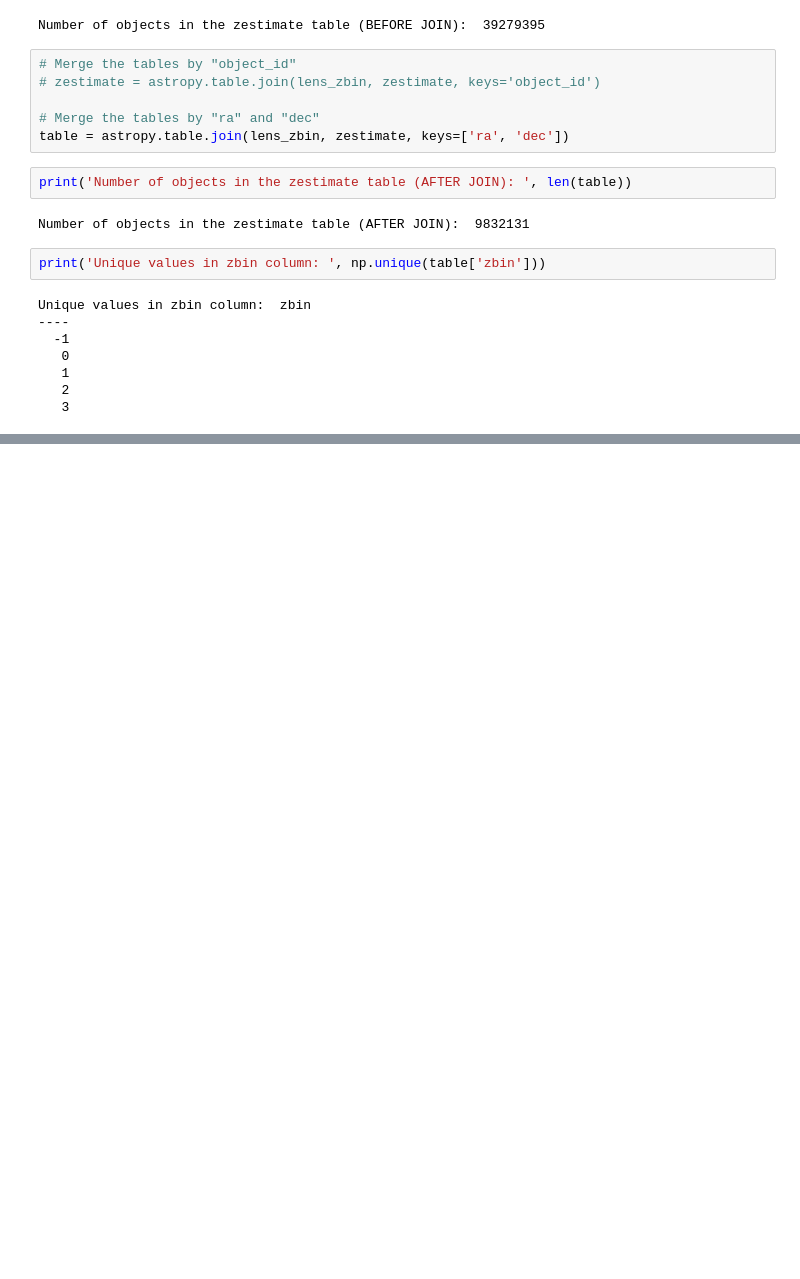
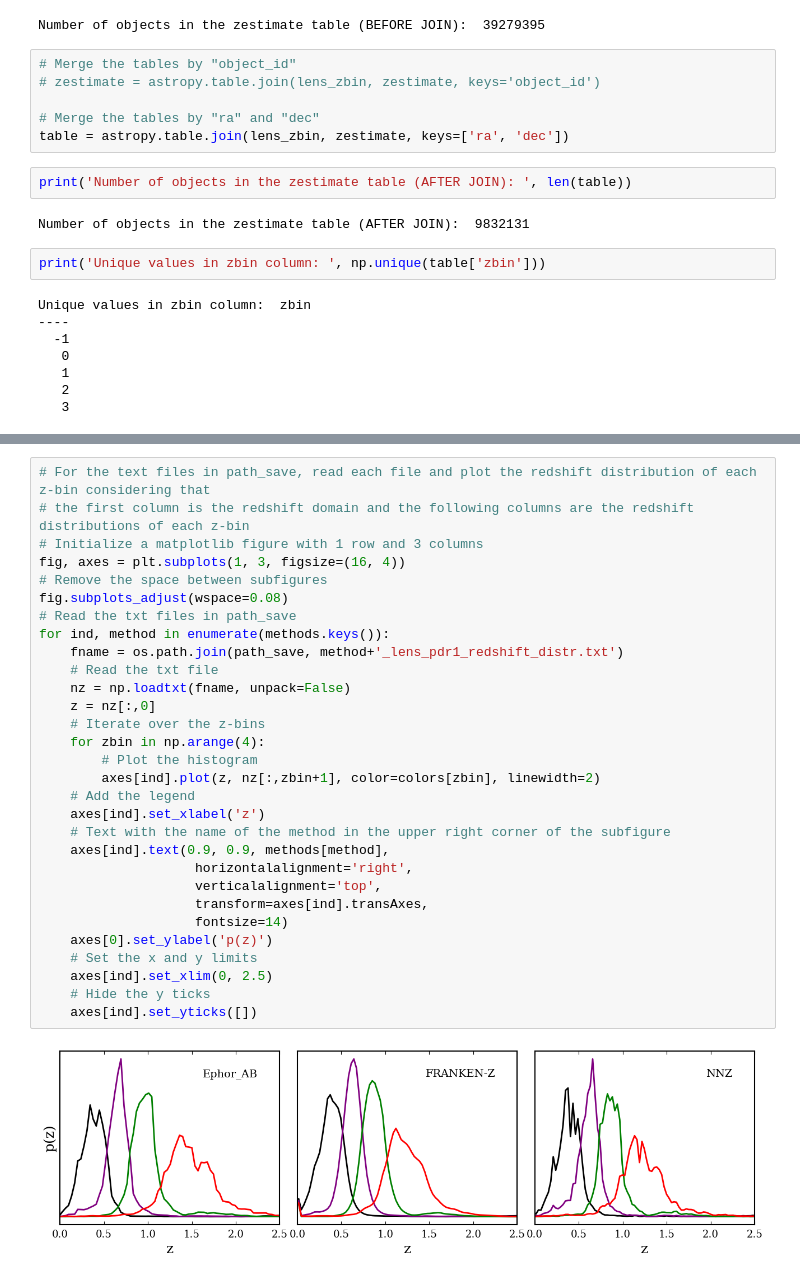
Before and after one commit to davsan06/HSC-PDR1-3x2pt-harmonic-methods, a Jupyter notebook: analysis/NB Lens Redshift Distribution Estimation.ipynb, the cells around one changed output, grey strips where cells are left out. Saved outputs shown, nothing was run; the diff lists cells and outputs as text; blank space fills up the shorter version.

```diff
--- a/analysis/NB Lens Redshift Distribution Estimation.ipynb
+++ b/analysis/NB Lens Redshift Distribution Estimation.ipynb
@@ -338,0 +409,32 @@ plt.close()
+# %%
+# For the text files in path_save, read each file and plot the redshift distribution of each z-bin considering that
+# the first column is the redshift domain and the following columns are the redshift distributions of each z-bin
+# Initialize a matplotlib figure with 1 row and 3 columns
+fig, axes = plt.subplots(1, 3, figsize=(16, 4))
+# Remove the space between subfigures
+fig.subplots_adjust(wspace=0.08)
+# Read the txt files in path_save
+for ind, method in enumerate(methods.keys()):
+    fname = os.path.join(path_save, method+'_lens_pdr1_redshift_distr.txt')
+    # Read the txt file
+    nz = np.loadtxt(fname, unpack=False)
+    z = nz[:,0]
+    # Iterate over the z-bins
+    for zbin in np.arange(4):
+        # Plot the histogram
+        axes[ind].plot(z, nz[:,zbin+1], color=colors[zbin], linewidth=2)
+    # Add the legend
+    axes[ind].set_xlabel('z')
+    # Text with the name of the method in the upper right corner of the subfigure
+    axes[ind].text(0.9, 0.9, methods[method],
+                    horizontalalignment='right',
+                    verticalalignment='top',
+                    transform=axes[ind].transAxes,
+                    fontsize=14)
+    axes[0].set_ylabel('p(z)')
+    # Set the x and y limits
+    axes[ind].set_xlim(0, 2.5)
+    # Hide the y ticks
+    axes[ind].set_yticks([])
+# %% [output]
+[figure, added]
```
Also changed, not shown: parts of 9 cells of this notebook, 5 other files.
